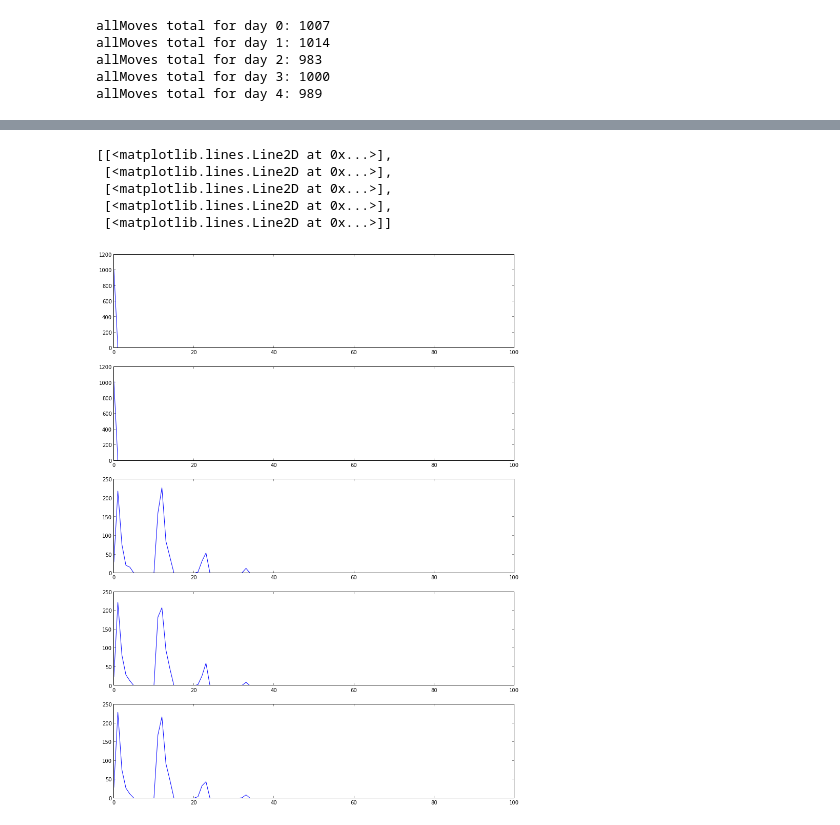
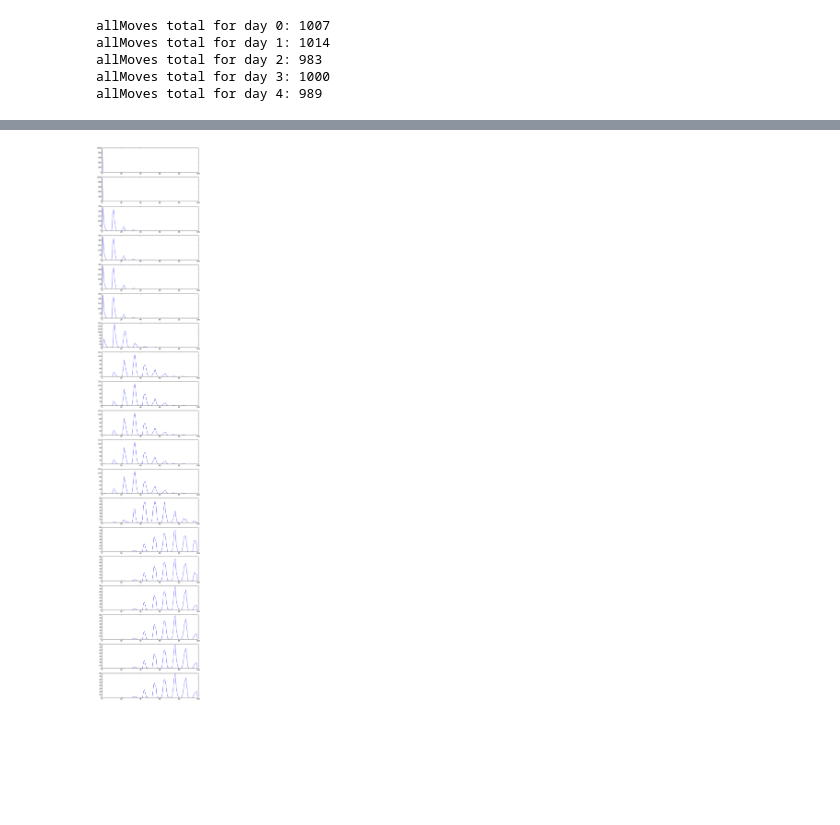
Before and after one commit to owainevans/birds, a Jupyter notebook: getMoves.ipynb, the cells around one changed output, grey strips where cells are left out. Cells and saved outputs as stored; diff of their text form; code cells hidden in the pictures; blank space fills up the shorter version.

```diff
--- a/getMoves.ipynb
+++ b/getMoves.ipynb
@@ -1,3 +7,5 @@
 # %%
-with open('moves.dat','r') as f:
+with open('/home/owainevans/birds/moves.dat','r') as f:
     moves = f.read()
+moves = eval(moves)
+no_days_run = max([key[1] for key in moves.keys()]) + 1
@@ -17,5 +12,5 @@ or matplotlib.backends is imported for the first time.
 # %%
-allMoves = checkMoves(move)
+allMoves = checkMoves(moves,no_days=no_days_run)
 # %% [output]
 allMoves total for day 0: 1007
 allMoves total for day 1: 1014
@@ -28,0 +20,5 @@ day0 = allMoves[0]
+# %%
+no_days = 19
+params['days'] = range(no_days)
+ground_moves = readReconstruction(params)
+allMovesGround = checkMoves(ground_moves,no_days=no_days)
@@ -28,0 +45,6 @@ day0 = allMoves[0]
+# %%
+fig,ax = plt.subplots(5,1,figsize=(10,3*no_days_run) )
+for i in range(no_days_run):
+    ax[i].plot(allMoves[i])
+    ax[i].plot(allMovesGround[i])
+    ax[i].set_xlim(0,35)
@@ -29,10 +53,5 @@ day0 = allMoves[0]
 # %%
-fig,ax = plt.subplots(5,1,figsize=(14,19) )
-[ax[i].plot(allMoves[i]) for i in range(5)]
+fig,ax = plt.subplots(no_days,1,figsize=(10,3*no_days) )
+[ax[i].plot(allMovesGround[i]) for i in range(no_days)];
 # %% [output]
-[[<matplotlib.lines.Line2D at 0x...>],
- [<matplotlib.lines.Line2D at 0x...>],
- [<matplotlib.lines.Line2D at 0x...>],
- [<matplotlib.lines.Line2D at 0x...>],
- [<matplotlib.lines.Line2D at 0x...>]]
-[figure, old version]
+[figure, new version]
```
Also changed, not shown: parts of 13 cells of this notebook, 3 other files.
